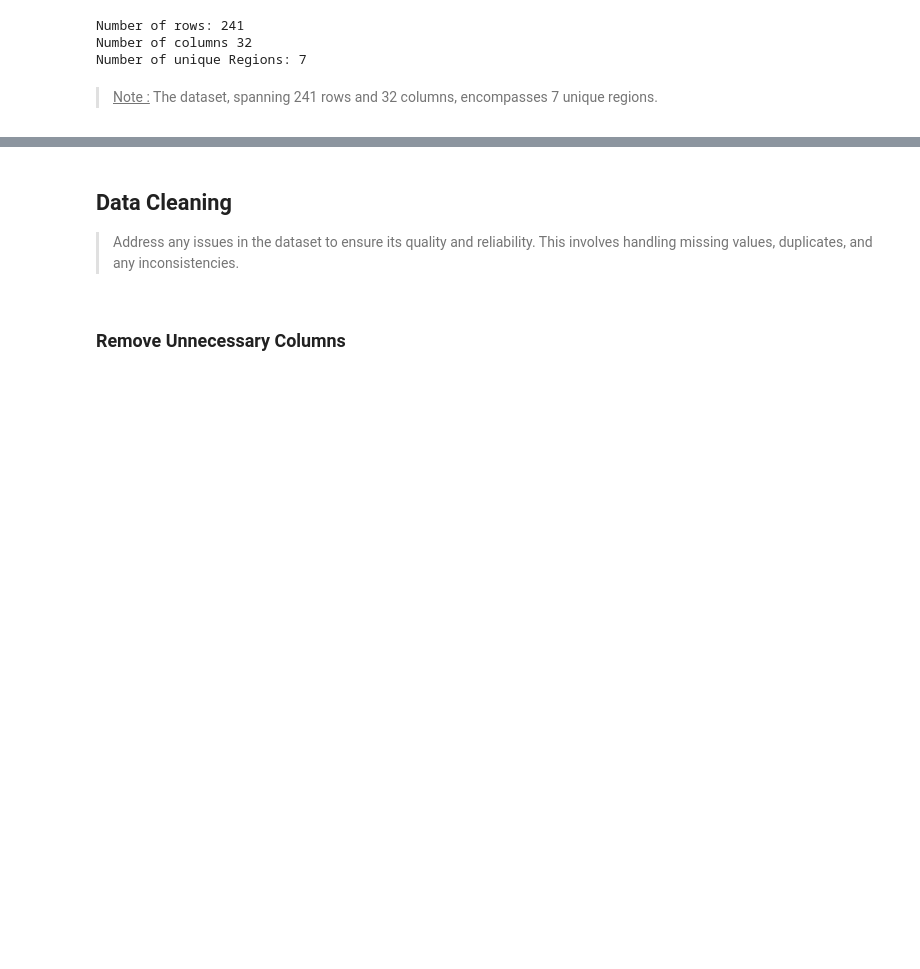
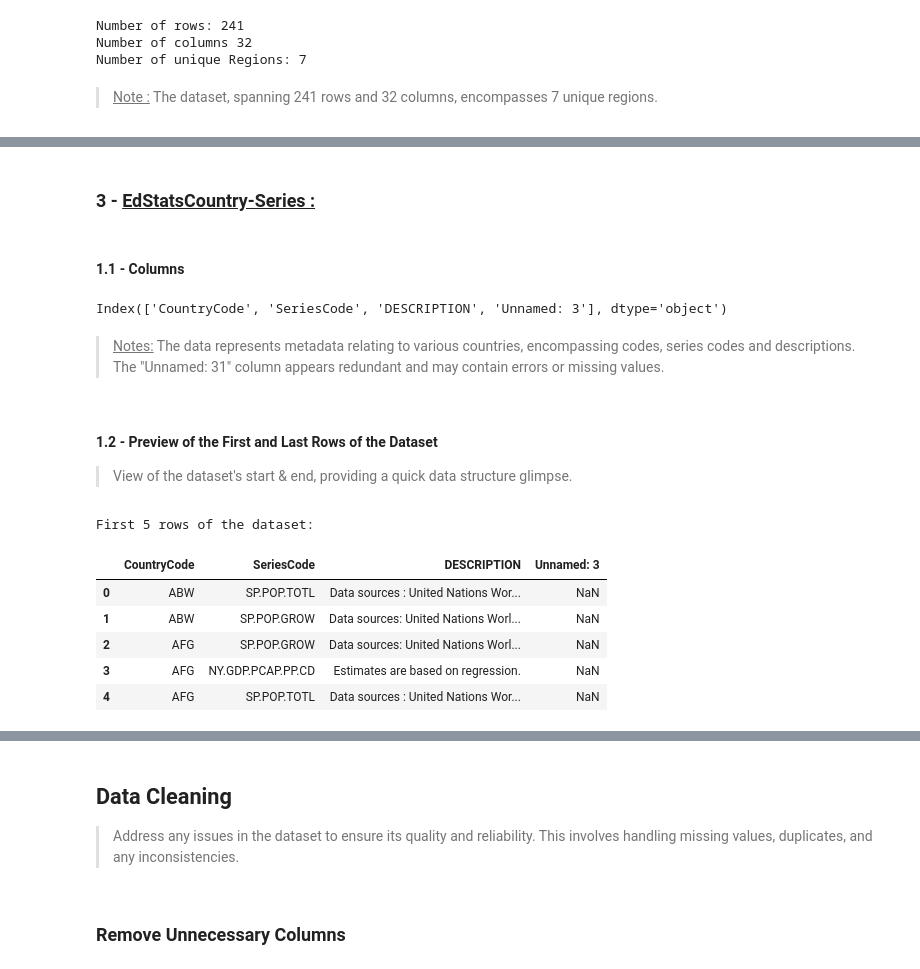
Before and after one commit to MasterCodeDevelop/academy, a Jupyter notebook: netebook.ipynb, the cells around one changed output, grey strips where cells are left out. Saved outputs shown, nothing was run; the diff lists cells and outputs as text; code cells hidden in the pictures; blank space fills up the shorter version.

```diff
--- a/netebook.ipynb
+++ b/netebook.ipynb
@@ -507,0 +512,27 @@ L'ensemble de données, s'étendant sur 241 lignes et 32 colonnes, contient des
+# %% [markdown]
+<a id='stats-country-series'></a>
+
+### 3 - <u>EdStatsCountry-Series :</u>
+# %% [markdown]
+#### 1.1 - Columns
+# %%
+# Display columns names
+print(COUNTRY_SERIES.columns)
+# %% [output]
+Index(['CountryCode', 'SeriesCode', 'DESCRIPTION', 'Unnamed: 3'], dtype='object')
+# %% [markdown]
+> <u>Notes:</u> The data represents metadata relating to various countries, encompassing codes, series codes and descriptions. The "Unnamed: 31" column appears redundant and may contain errors or missing values.
+# %% [markdown]
+#### 1.2 - Preview of the First and Last Rows of the Dataset
+> View of the dataset's start & end, providing a quick data structure glimpse.
+# %%
+print('First 5 rows of the dataset:')
+COUNTRY_SERIES.head()
+# %% [output]
+First 5 rows of the dataset:
+|  | CountryCode | SeriesCode | DESCRIPTION | Unnamed: 3 |
+| 0 | ABW | SP.POP.TOTL | Data sources : United Nations Wor... | NaN |
+| 1 | ABW | SP.POP.GROW | Data sources: United Nations Worl... | NaN |
+| 2 | AFG | SP.POP.GROW | Data sources: United Nations Worl... | NaN |
+| 3 | AFG | NY.GDP.PCAP.PP.CD | Estimates are based on regression. | NaN |
+| 4 | AFG | SP.POP.TOTL | Data sources : United Nations Wor... | NaN |
```
Also changed, not shown: parts of 26 cells of this notebook.
